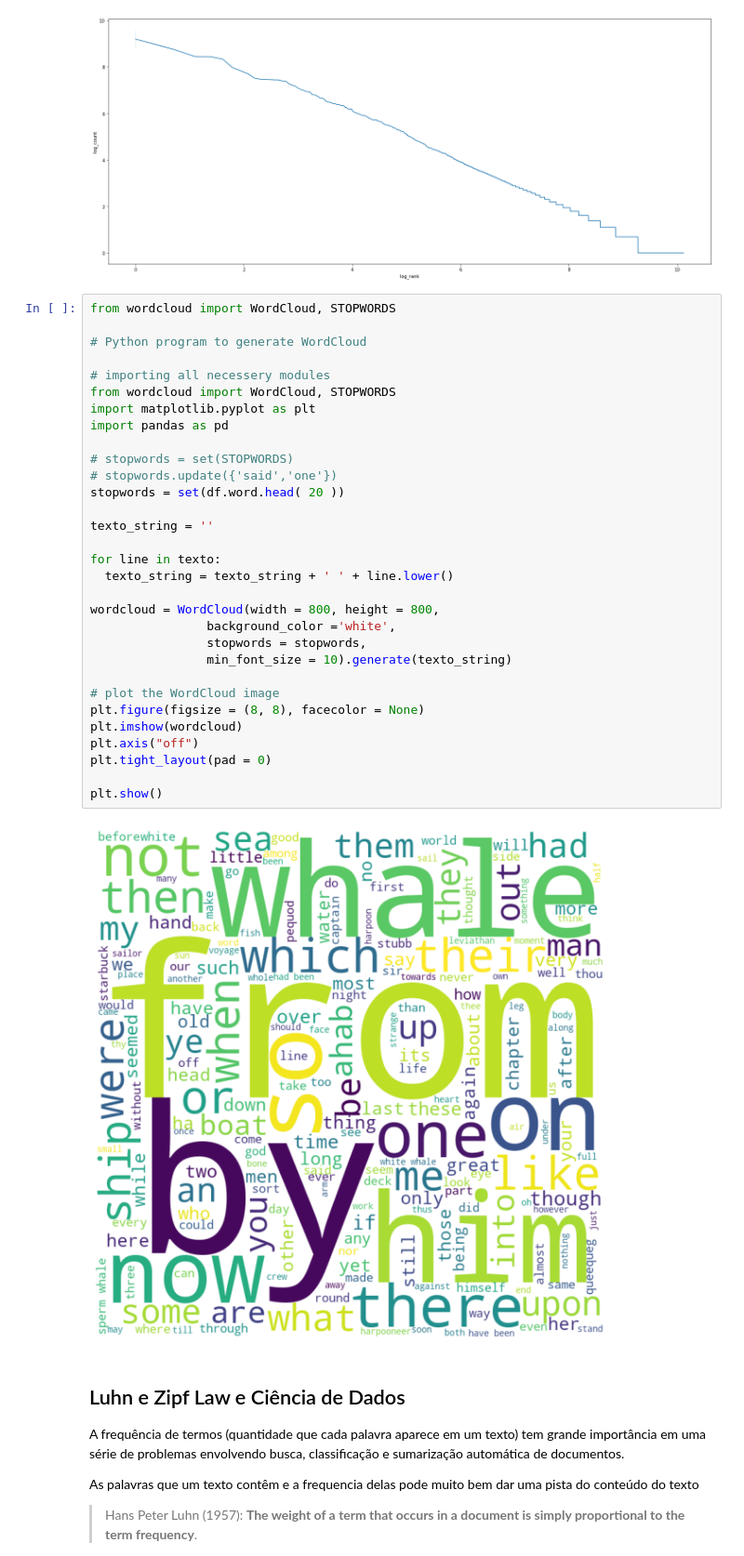
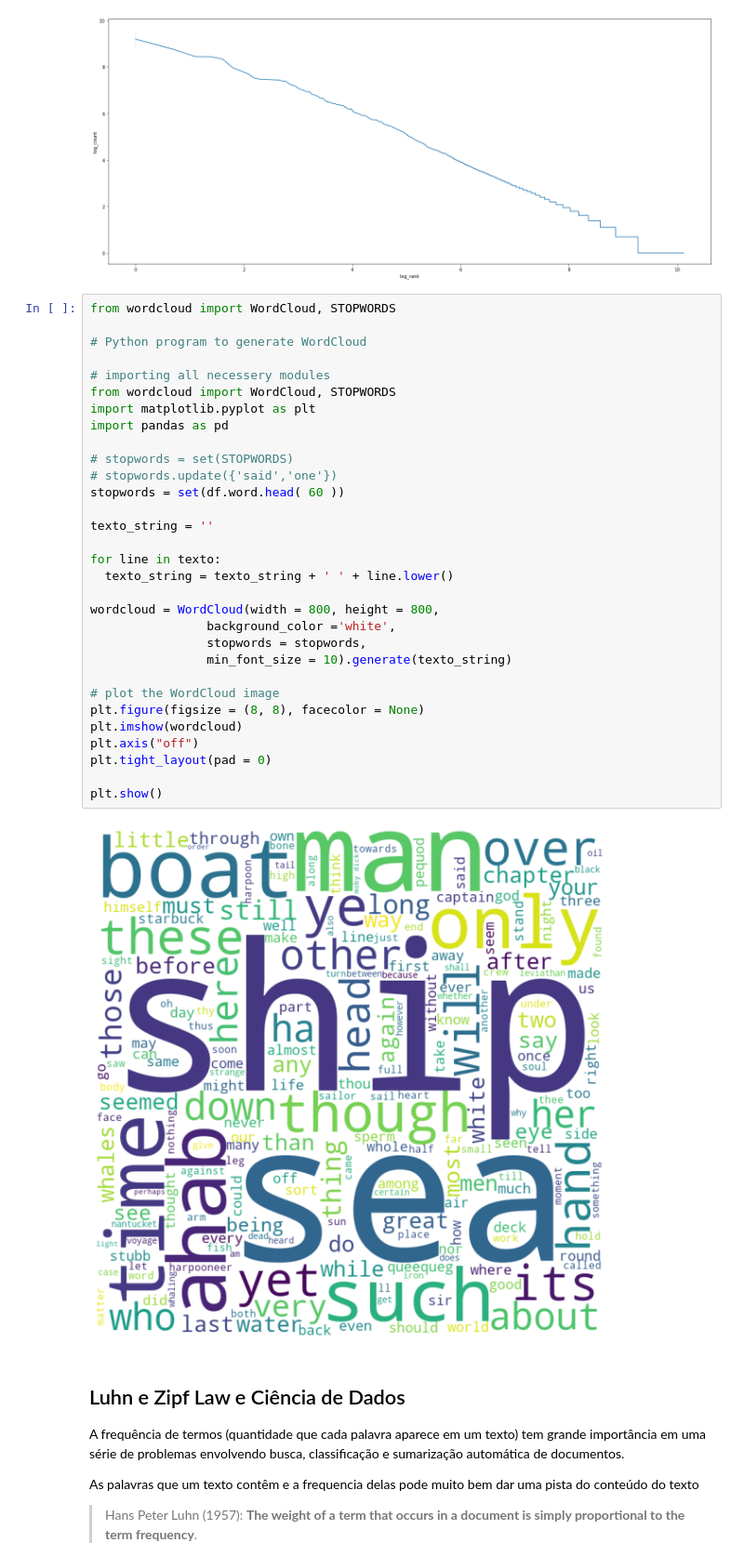
Before and after one commit to Rogerio-mack/work, a Jupyter notebook: Zipf_Law.ipynb, the cells around one changed output. Shown at 93% size. Saved outputs shown, nothing was run; the diff lists cells and outputs as text.

```diff
--- a/Zipf_Law.ipynb
+++ b/Zipf_Law.ipynb
@@ -147,35 +147,35 @@ plt.show()
 from wordcloud import WordCloud, STOPWORDS
 
 # Python program to generate WordCloud
 
 # importing all necessery modules
 from wordcloud import WordCloud, STOPWORDS
 import matplotlib.pyplot as plt
 import pandas as pd
 
 # stopwords = set(STOPWORDS)
 # stopwords.update({'said','one'})
-stopwords = set(df.word.head( 20 ))
+stopwords = set(df.word.head( 60 ))
 
 texto_string = ''
 
 for line in texto:
   texto_string = texto_string + ' ' + line.lower()
 
 wordcloud = WordCloud(width = 800, height = 800,
 				background_color ='white',
 				stopwords = stopwords,
 				min_font_size = 10).generate(texto_string)
 
 # plot the WordCloud image
 plt.figure(figsize = (8, 8), facecolor = None)
 plt.imshow(wordcloud)
 plt.axis("off")
 plt.tight_layout(pad = 0)
 
 plt.show()
 # %% [output]
-[figure, old version]
+[figure, new version]
 # %% [markdown]
 ## Luhn e Zipf Law e Ciência de Dados
 
```
Also changed, not shown: parts of 1 cell of this notebook.
